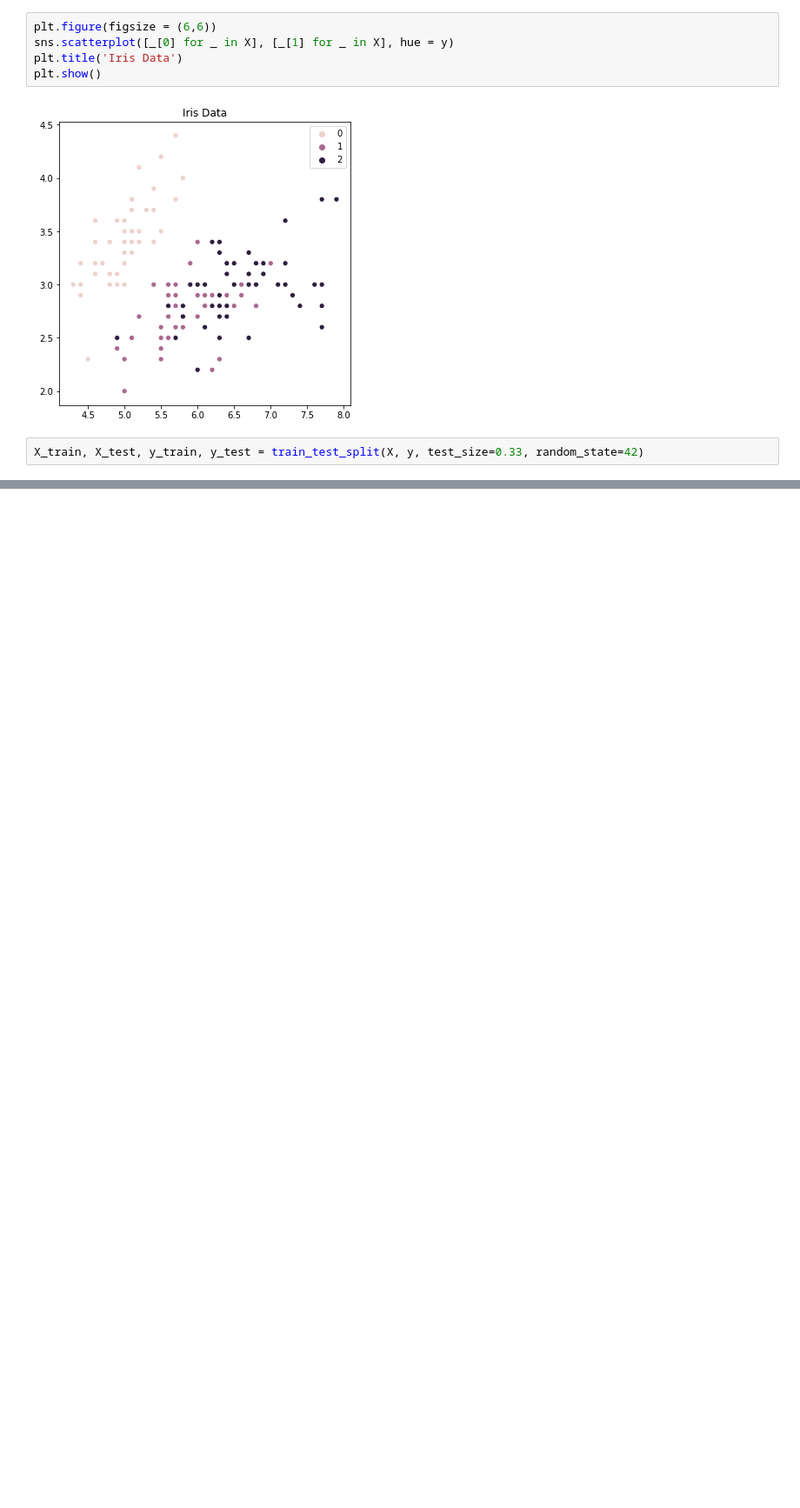
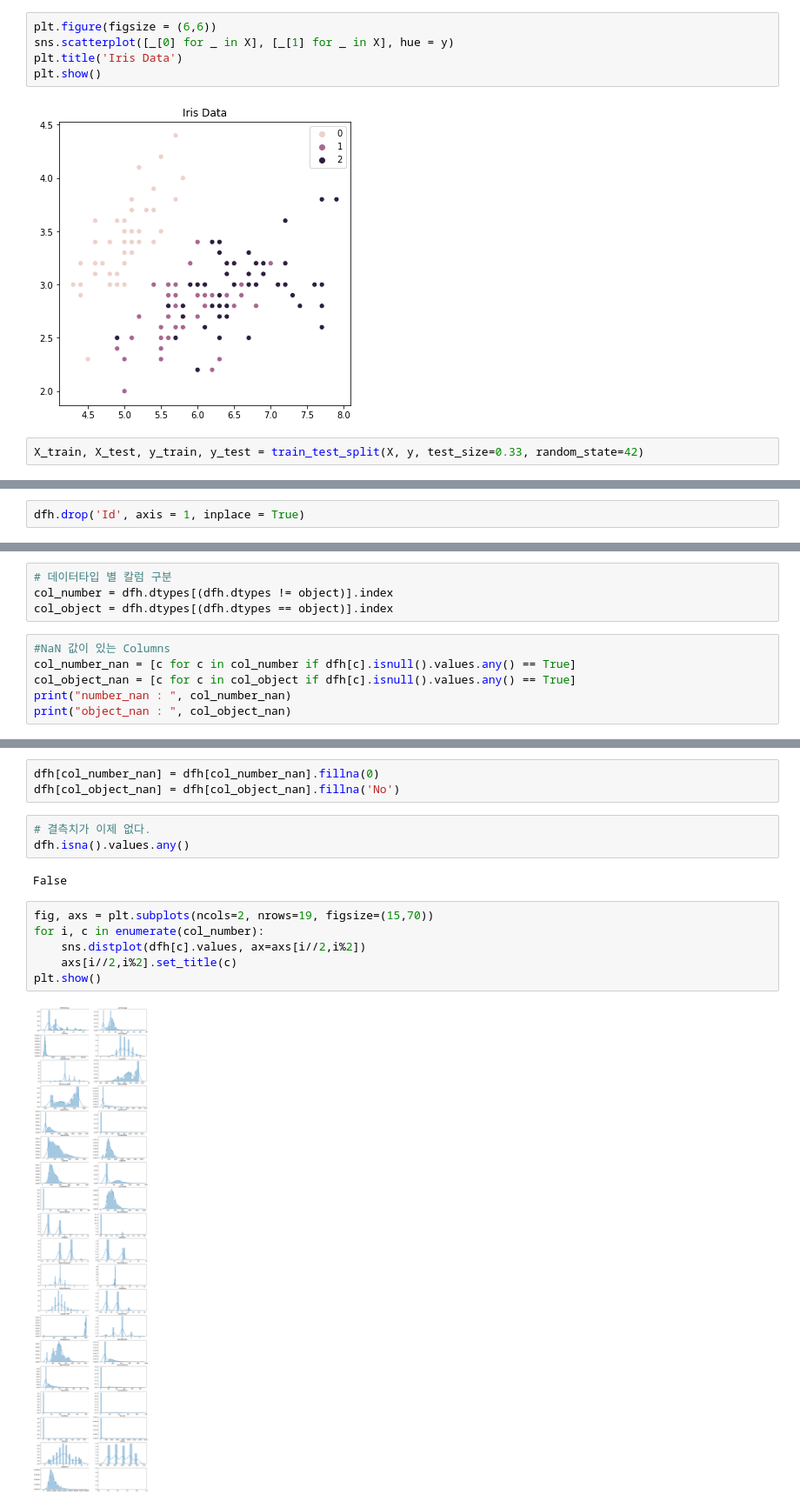
Before and after one commit to Asphalt93/dmqa_study, a Jupyter notebook: dmqa_pytorch/2019_MachineLearning/ML_Algorithm/01_DecisionTree(CART).ipynb, the cells around one changed output, grey strips where cells are left out. Shown at 87% size. Cells and saved outputs as stored; diff of their text form; blank space fills up the shorter version.

```diff
--- a/dmqa_pytorch/2019_MachineLearning/ML_Algorithm/01_DecisionTree(CART).ipynb
+++ b/dmqa_pytorch/2019_MachineLearning/ML_Algorithm/01_DecisionTree(CART).ipynb
@@ -282,0 +327,2 @@ DecisionTreeClassifier(class_weight=None, criterion='gini', max_depth=None,
+# %%
+dfh.drop('Id', axis = 1, inplace = True)
@@ -282,0 +349,10 @@ DecisionTreeClassifier(class_weight=None, criterion='gini', max_depth=None,
+# %%
+# 데이터타입 별 칼럼 구분
+col_number = dfh.dtypes[(dfh.dtypes != object)].index
+col_object = dfh.dtypes[(dfh.dtypes == object)].index
+# %%
+#NaN 값이 있는 Columns
+col_number_nan = [c for c in col_number if dfh[c].isnull().values.any() == True]
+col_object_nan = [c for c in col_object if dfh[c].isnull().values.any() == True]
+print("number_nan : ", col_number_nan)
+print("object_nan : ", col_object_nan)
@@ -282,0 +415,16 @@ DecisionTreeClassifier(class_weight=None, criterion='gini', max_depth=None,
+# %%
+dfh[col_number_nan] = dfh[col_number_nan].fillna(0)
+dfh[col_object_nan] = dfh[col_object_nan].fillna('No')
+# %%
+# 결측치가 이제 없다.
+dfh.isna().values.any()
+# %% [output]
+False
+# %%
+fig, axs = plt.subplots(ncols=2, nrows=19, figsize=(15,70))
+for i, c in enumerate(col_number):
+    sns.distplot(dfh[c].values, ax=axs[i//2,i%2])
+    axs[i//2,i%2].set_title(c)
+plt.show()
+# %% [output]
+[figure, added]
```
Also changed, not shown: parts of 38 cells of this notebook, 5 other files.
